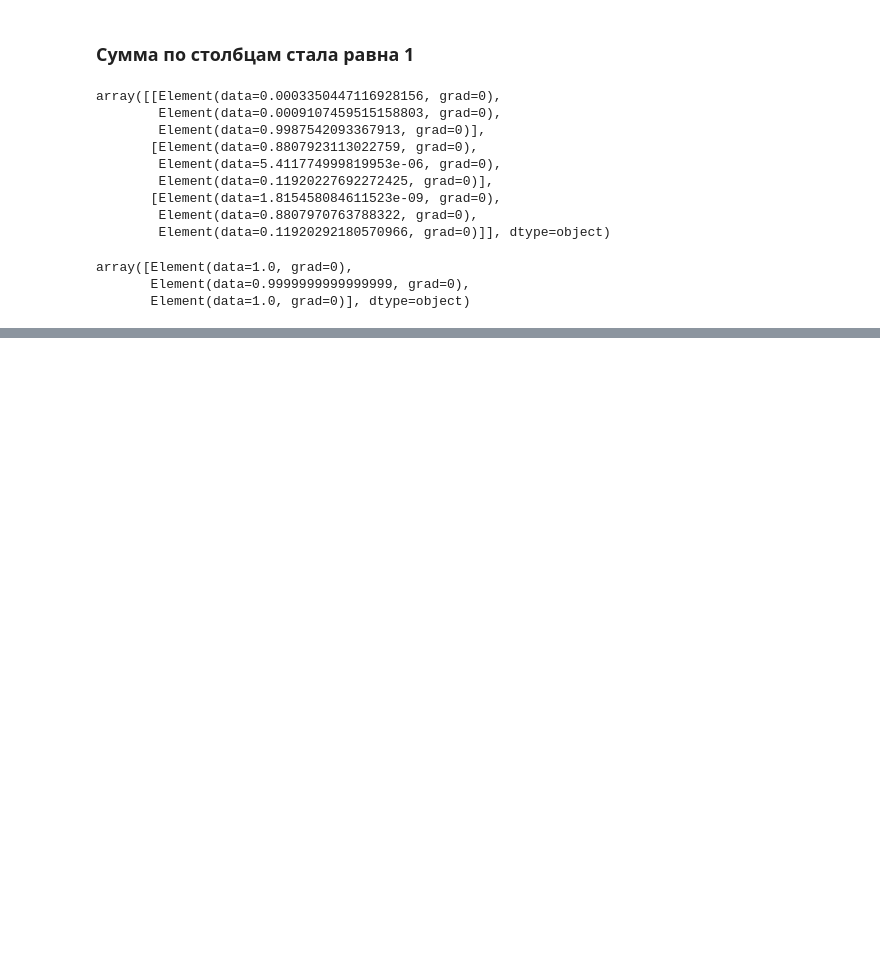
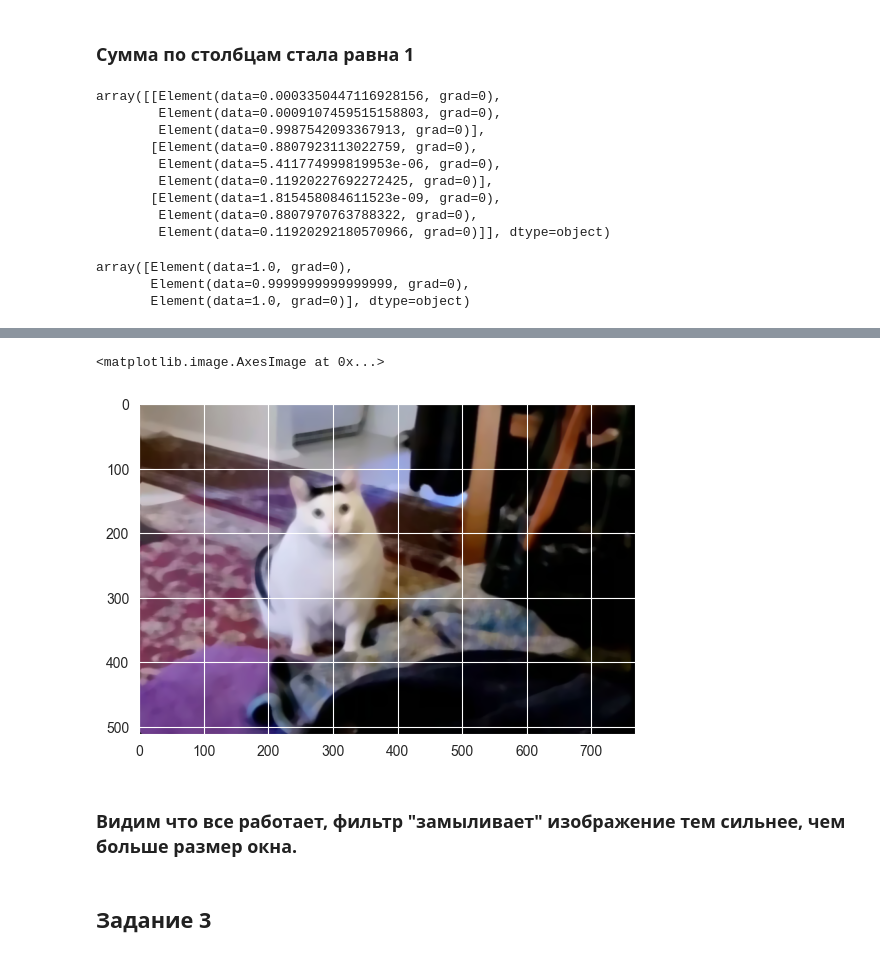
Before and after one commit to UnicornTowa/spbu_deep_learning, a Jupyter notebook: homeworks/hw_2.ipynb, the cells around one changed output, grey strips where cells are left out. Cells and saved outputs as stored; diff of their text form; code cells hidden in the pictures; blank space fills up the shorter version.

```diff
--- a/homeworks/hw_2.ipynb
+++ b/homeworks/hw_2.ipynb
@@ -459,0 +509,11 @@ a
+# %%
+median_filter10 = MedianFilter(kernel_size=10)
+filtered_image_10 = median_filter10(image_tensor)
+plt.imshow(filtered_image_10.permute(1, 2, 0))
+# %% [output]
+<matplotlib.image.AxesImage at 0x...>
+[figure, added]
+# %% [markdown]
+### Видим что все работает, фильтр "замыливает" изображение тем сильнее, чем больше размер окна.
+# %% [markdown]
+## Задание 3
```
Also changed, not shown: parts of 37 cells of this notebook, 2 other files.
